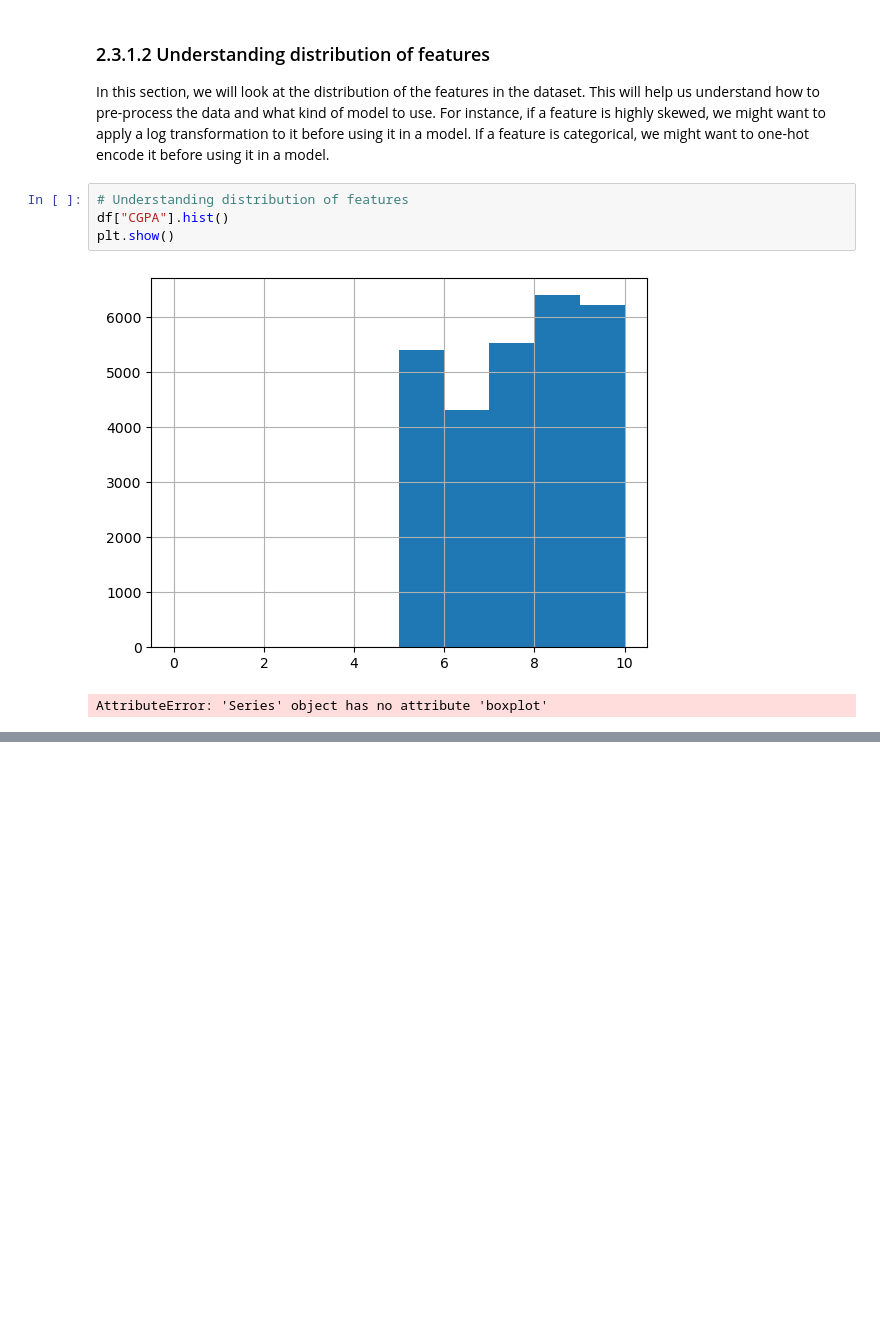
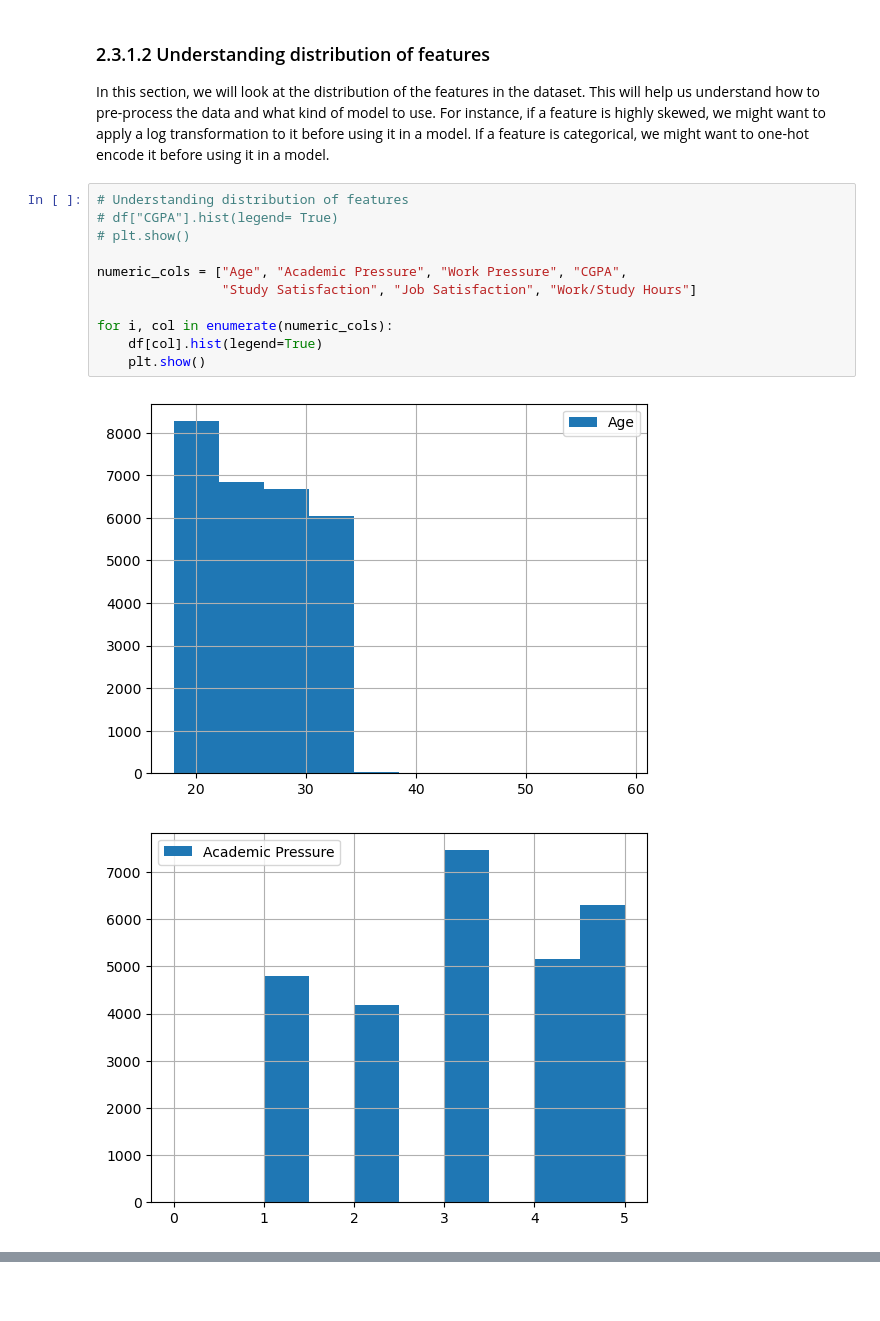
Before and after one commit to EdwinGoh1/mldp-ay2526, a Jupyter notebook: Goh_Yi_Rong_Edwin_2401058I_PC01_MLDP_Program_Codes.ipynb, the cells around one changed output, grey strips where cells are left out. Saved outputs shown, nothing was run; the diff lists cells and outputs as text; blank space fills up the shorter version.

```diff
--- a/Goh_Yi_Rong_Edwin_2401058I_PC01_MLDP_Program_Codes.ipynb
+++ b/Goh_Yi_Rong_Edwin_2401058I_PC01_MLDP_Program_Codes.ipynb
@@ -149,8 +158,15 @@ This dataset is imbalanced, as there are approximately 4000 more positive than n
 In this section, we will look at the distribution of the features in the dataset. This will help us understand how to pre-process the data and what kind of model to use. For instance, if a feature is highly skewed, we might want to apply a log transformation to it before using it in a model. If a feature is categorical, we might want to one-hot encode it before using it in a model.
 # %%
 # Understanding distribution of features
-df["CGPA"].hist()
-plt.show()
+# df["CGPA"].hist(legend= True)
+# plt.show()
+
+numeric_cols = ["Age", "Academic Pressure", "Work Pressure", "CGPA",
+                "Study Satisfaction", "Job Satisfaction", "Work/Study Hours"]
+
+for i, col in enumerate(numeric_cols):
+	df[col].hist(legend=True)
+	plt.show()
 # %% [output]
-[figure, old version]
+[figure, new version]
-AttributeError: 'Series' object has no attribute 'boxplot'
+[figure, added]
```
Also changed, not shown: parts of 16 cells of this notebook.
